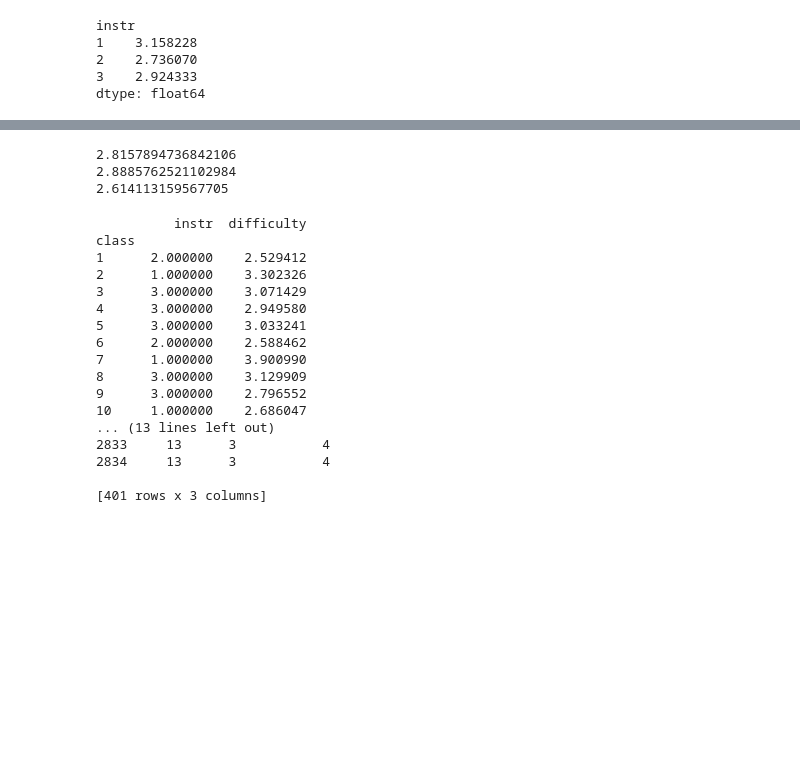
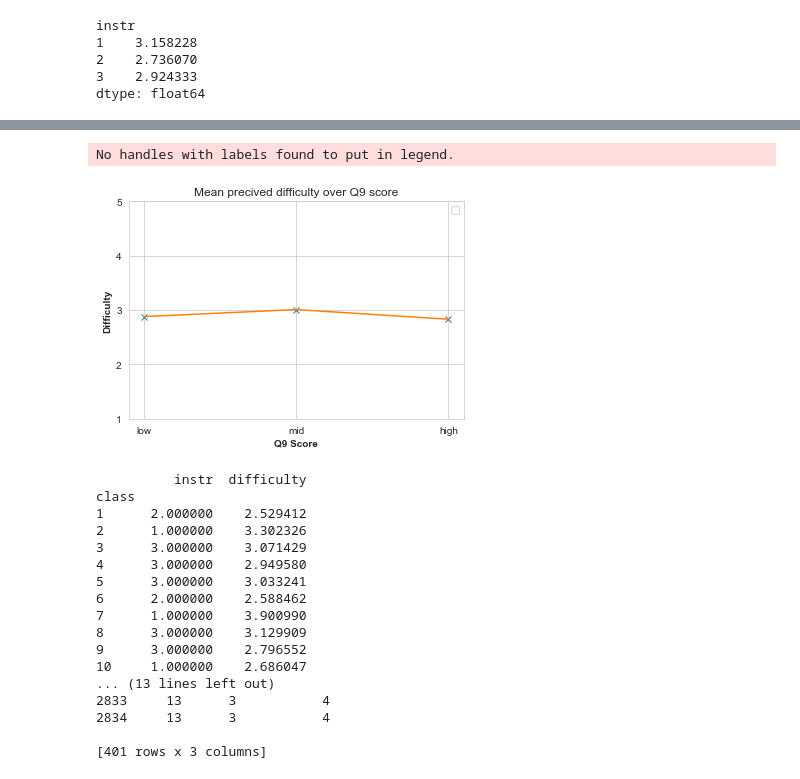
Before and after one commit to jensbackvall/DataScienceKEA2020, a Jupyter notebook: ThomasNotebookV2.ipynb, the cells around one changed output, grey strips where cells are left out. Cells and saved outputs as stored; diff of their text form; code cells hidden in the pictures; blank space fills up the shorter version.

```diff
--- a/ThomasNotebookV2.ipynb
+++ b/ThomasNotebookV2.ipynb
@@ -234,25 +246,40 @@ print(df[low_attendance]["difficulty"].mean())
 # %%
 # 6. Is the score for Q9 (“I greatly enjoyed the class and was eager to actively participate during the lectures.”)
 # an indicator for whether or not students find the course difficult?
 
 import pandas as pd
 import matplotlib.pyplot as plt
 import numpy as np
 
 df = pd.read_csv("cleanData.csv")
 
 high_score = df["Q9"] >  3
 low_score = df["Q9"] <  3
 mid_score = df["Q9"] ==  3
 
+graf=[df[high_score]["difficulty"].mean(),
+    df[mid_score]["difficulty"].mean(),
+    df[low_score]["difficulty"].mean()]
 
-print(df[high_score]["difficulty"].mean())
-print(df[mid_score]["difficulty"].mean())
-print(df[low_score]["difficulty"].mean())
+ax = plt.subplot2grid((1,1), (0,0))
+ax.plot([1,2,3],graf,'x')
+ax.plot([1,2,3],graf)
+
+#ticks
+ax.set_yticks([1, 2, 3, 4, 5])
+plt.xticks([1,2,3], ['low','mid','high'])
+
+#labels
+plt.xlabel('Q9 Score', fontweight='bold')
+plt.ylabel('Difficulty', fontweight='bold')
+plt.title("Mean precived difficulty over Q9 score")
+
+# Create legend & Show graphic
+plt.legend()
+plt.show()
 # %% [output]
-2.8157894736842106
-2.8885762521102984
-2.614113159567705
+No handles with labels found to put in legend.
+[figure, added]
 # %%
 # 7. Are some instructors rated more difficult on certain courses?
 # Meaning that some instructors may be worse at teaching those courses.
```
Also changed, not shown: parts of 4 cells of this notebook.
